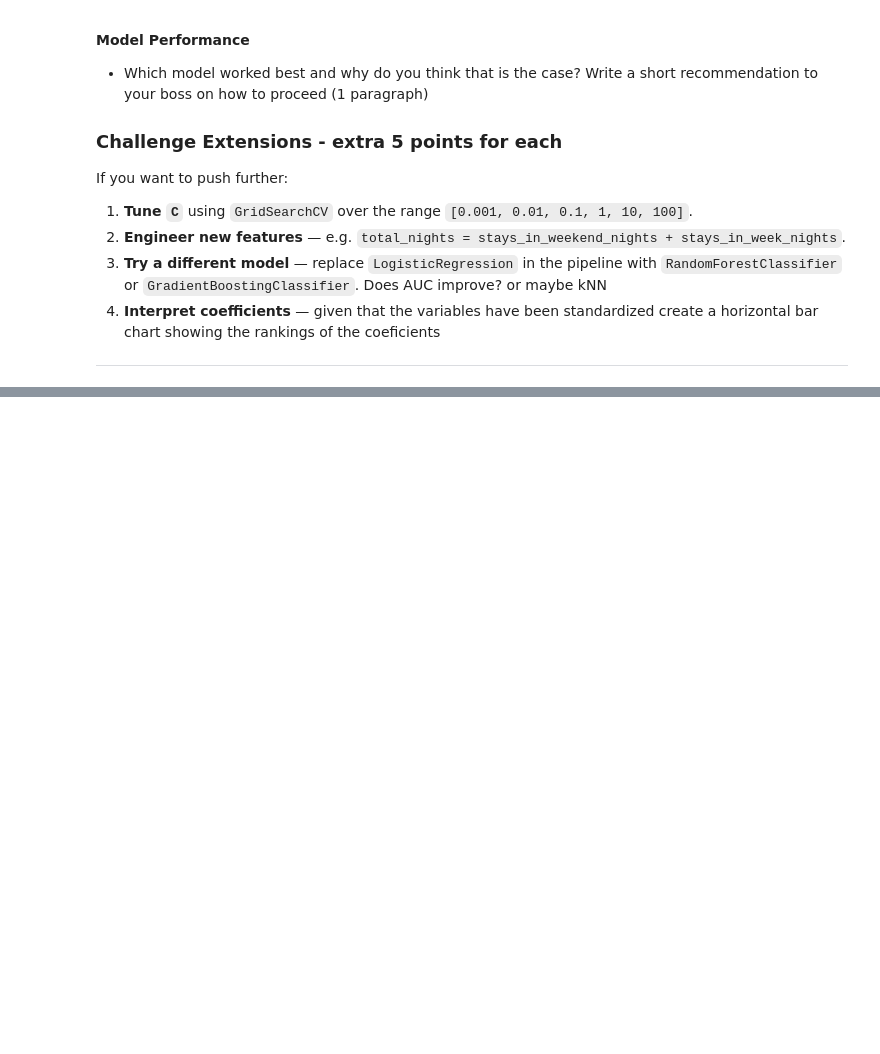
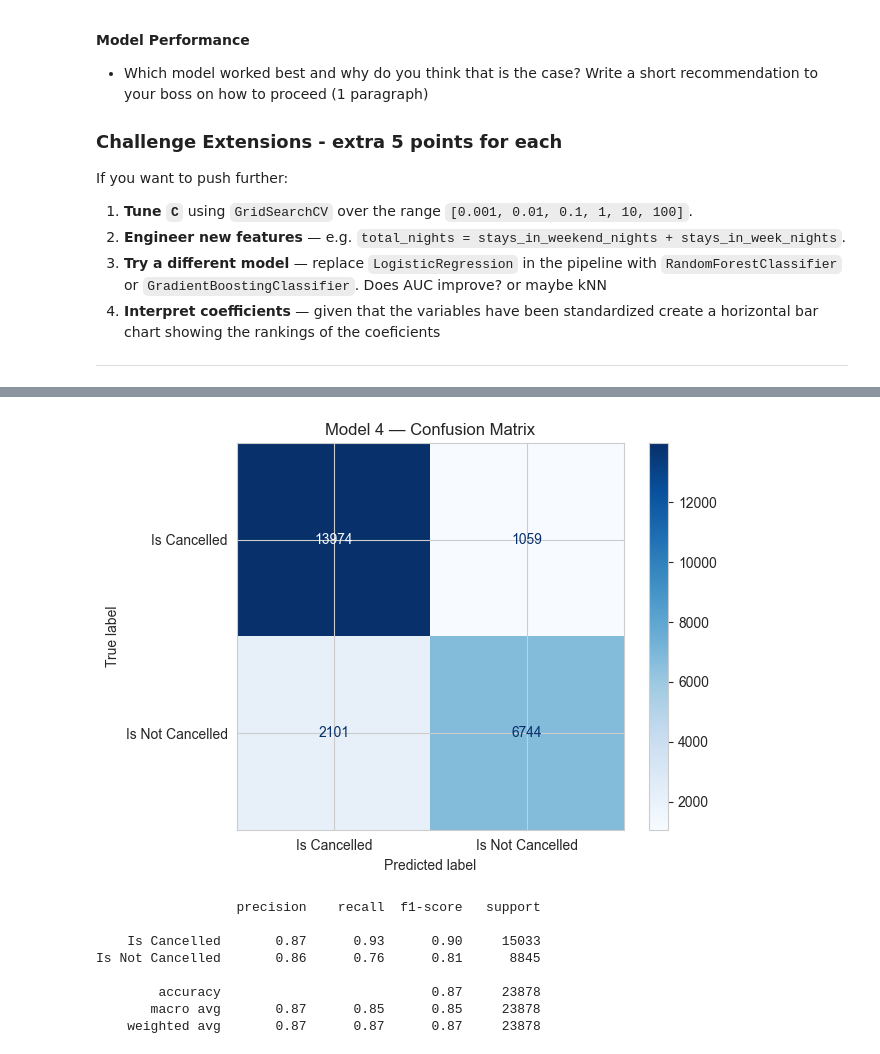
Before and after one commit to JedDataScience/week_8, a Jupyter notebook: hotel_cancellation_lab.ipynb, the cells around one changed output, grey strips where cells are left out. Cells and saved outputs as stored; diff of their text form; code cells hidden in the pictures; blank space fills up the shorter version.

```diff
--- a/hotel_cancellation_lab.ipynb
+++ b/hotel_cancellation_lab.ipynb
@@ -716,0 +727,20 @@ the rankings of the coeficients
+# %%
+X4_train, X4_test, y4_train, y4_test = train_test_split(
+    X, y, test_size=0.20, random_state=42, stratify=y
+)
+# %%
+
+# Make preprocesesr
+preprocessor_m4 = ColumnTransformer(transformers=[
+    ('cat', OneHotEncoder(handle_unknown='ignore', sparse_output=False), CATEGORICAL),
+    ('num', MinMaxScaler(), NUMERIC) # numerics passed through unchanged
+])
+
+# Now build the pipeline by combining the preprocessor with a model.
+pipe_m4 = Pipeline(steps=[
+    ('prep',  preprocessor_m4),
+    ('model', RandomForestClassifier(n_estimators=100, random_state=42, n_jobs=-1))
+])
+
+# fit the pipeline to the training data
+pipe_m4.fit(X4_train, y4_train)
@@ -716,0 +765,20 @@ the rankings of the coeficients
+# %%
+y_pred_m4 = pipe_m4.predict(X4_test)
+cm_m4 = confusion_matrix(y4_test, y_pred_m4)
+disp_m4 = ConfusionMatrixDisplay(confusion_matrix=cm_m4, display_labels=['Is Cancelled', 'Is Not Cancelled'])
+disp_m4.plot(cmap='Blues')
+plt.title('Model 4 — Confusion Matrix')
+plt.tight_layout()
+plt.show()
+
+print(classification_report(y4_test, y_pred_m4, target_names=['Is Cancelled', 'Is Not Cancelled']))
+# %% [output]
+[figure, added]
+                  precision    recall  f1-score   support
+
+    Is Cancelled       0.87      0.93      0.90     15033
+Is Not Cancelled       0.86      0.76      0.81      8845
+
+        accuracy                           0.87     23878
+       macro avg       0.87      0.85      0.85     23878
+    weighted avg       0.87      0.87      0.87     23878
```
Also changed, not shown: parts of 7 cells of this notebook.
